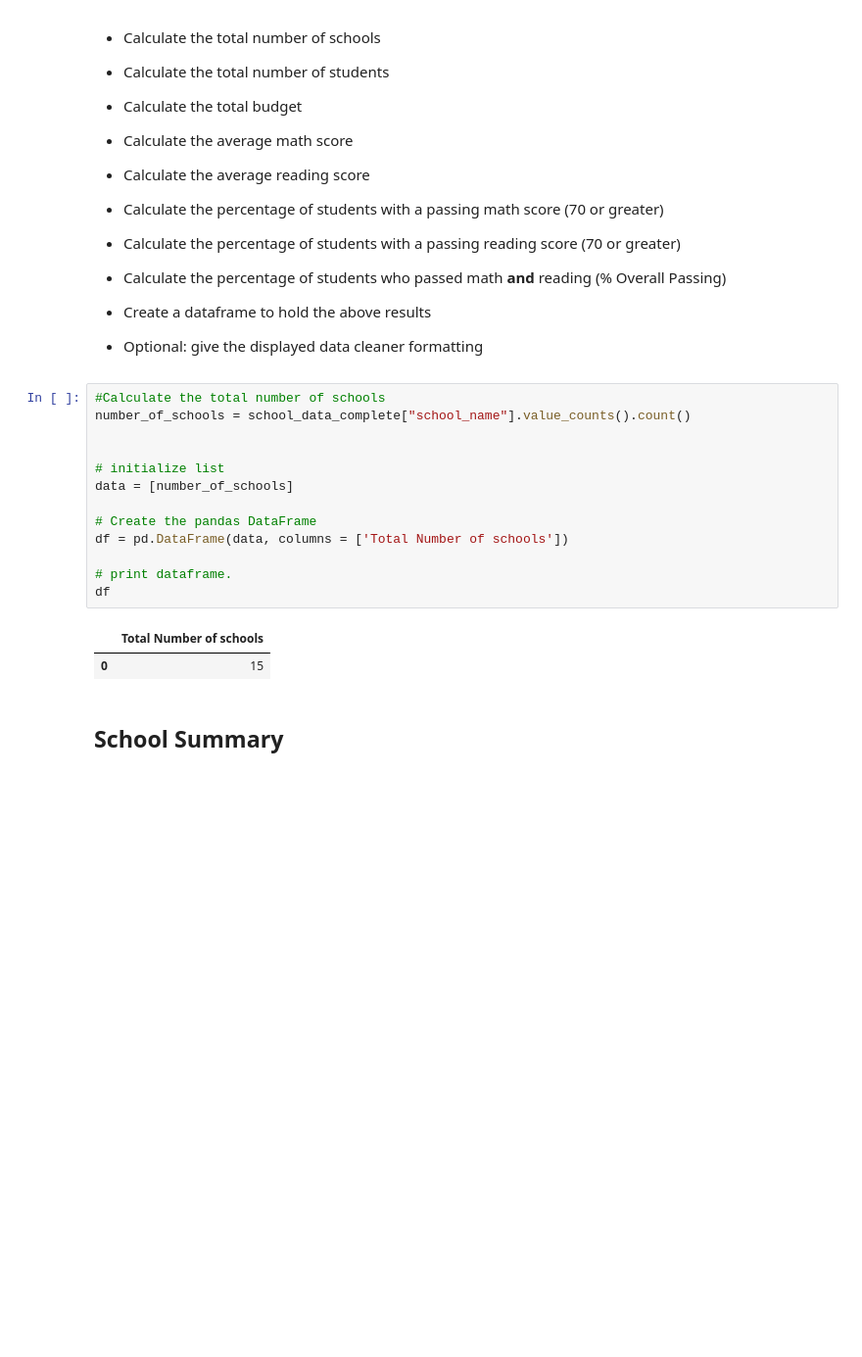
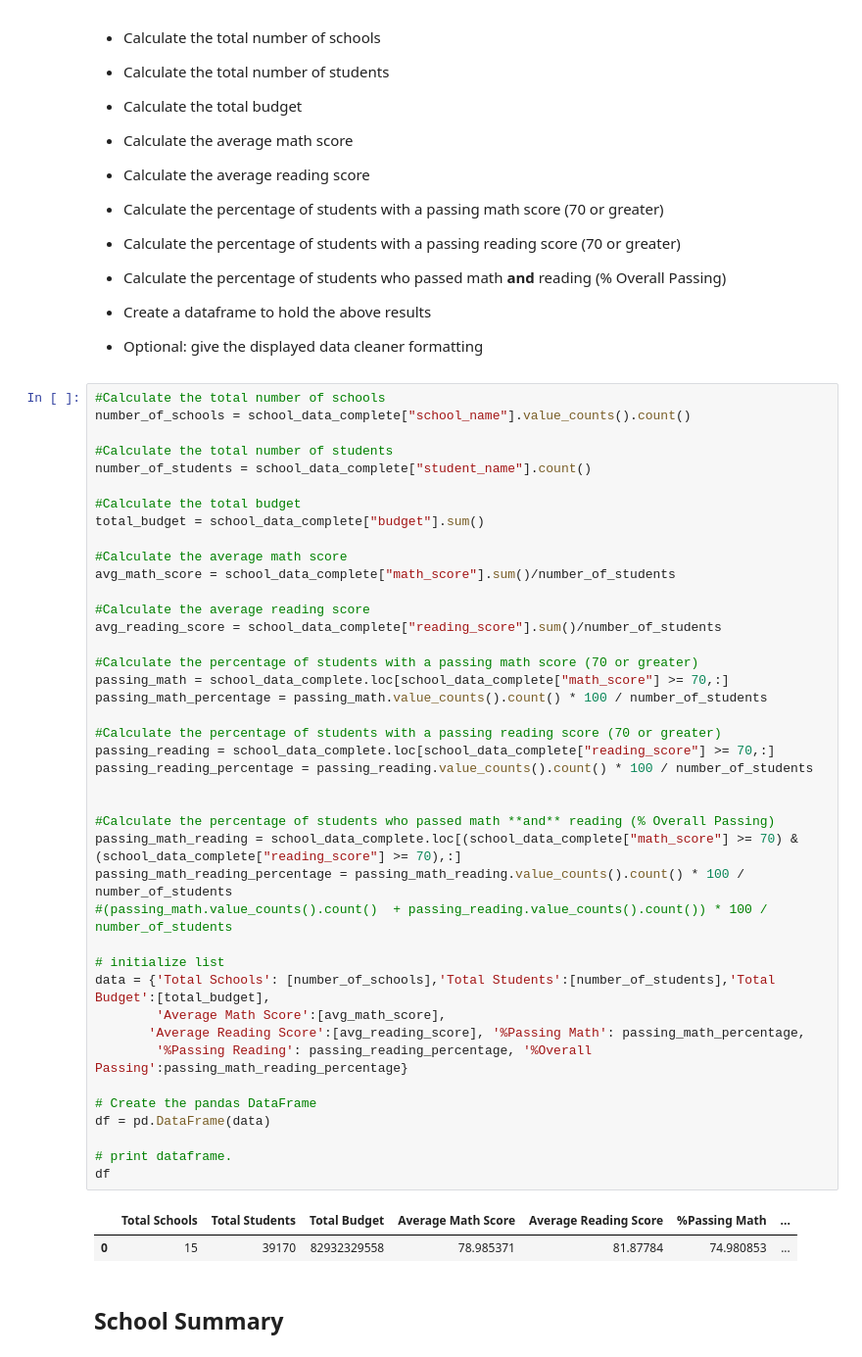
Before and after one commit to ranusuri/pandas-challenge, a Jupyter notebook: PyCitySchools/PyCitySchools_starter.ipynb, the cells around one changed output. Shown: that part at 98% size. Cells and saved outputs as stored; diff of their text form; blank space fills up the shorter version.

```diff
--- a/PyCitySchools/PyCitySchools_starter.ipynb
+++ b/PyCitySchools/PyCitySchools_starter.ipynb
@@ -47,22 +47,50 @@ school_data_complete.head()
 * Create a dataframe to hold the above results
 
 * Optional: give the displayed data cleaner formatting
-# %%
-#Calculate the total number of schools
-number_of_schools = school_data_complete["school_name"].value_counts().count()
-
-
-# initialize list
-data = [number_of_schools]
-
-# Create the pandas DataFrame
-df = pd.DataFrame(data, columns = ['Total Number of schools'])
-
-# print dataframe.
-df
-# %% [output]
-|  | Total Number of schools |
-| 0 | 15 |
+# %%
+#Calculate the total number of schools
+number_of_schools = school_data_complete["school_name"].value_counts().count()
+
+#Calculate the total number of students
+number_of_students = school_data_complete["student_name"].count()
+
+#Calculate the total budget
+total_budget = school_data_complete["budget"].sum()
+
+#Calculate the average math score
+avg_math_score = school_data_complete["math_score"].sum()/number_of_students
+
+#Calculate the average reading score
+avg_reading_score = school_data_complete["reading_score"].sum()/number_of_students
+
+#Calculate the percentage of students with a passing math score (70 or greater)
+passing_math = school_data_complete.loc[school_data_complete["math_score"] >= 70,:]
+passing_math_percentage = passing_math.value_counts().count() * 100 / number_of_students
+
+#Calculate the percentage of students with a passing reading score (70 or greater)
+passing_reading = school_data_complete.loc[school_data_complete["reading_score"] >= 70,:]
+passing_reading_percentage = passing_reading.value_counts().count() * 100 / number_of_students
+
+
+#Calculate the percentage of students who passed math **and** reading (% Overall Passing)
+passing_math_reading = school_data_complete.loc[(school_data_complete["math_score"] >= 70) & (school_data_complete["reading_score"] >= 70),:]
+passing_math_reading_percentage = passing_math_reading.value_counts().count() * 100 / number_of_students
+#(passing_math.value_counts().count()  + passing_reading.value_counts().count()) * 100 / number_of_students
+
+# initialize list
+data = {'Total Schools': [number_of_schools],'Total Students':[number_of_students],'Total Budget':[total_budget],
+        'Average Math Score':[avg_math_score],
+       'Average Reading Score':[avg_reading_score], '%Passing Math': passing_math_percentage,
+        '%Passing Reading': passing_reading_percentage, '%Overall Passing':passing_math_reading_percentage}
+
+# Create the pandas DataFrame
+df = pd.DataFrame(data)
+
+# print dataframe.
+df
+# %% [output]
+|  | Total Schools | Total Students | Total Budget | Average Math Score | Average Reading Score | %Passing Math | ... |
+| 0 | 15 | 39170 | 82932329558 | 78.985371 | 81.87784 | 74.980853 | ... |
 # %% [markdown]
 ## School Summary
 # %% [markdown]
```
